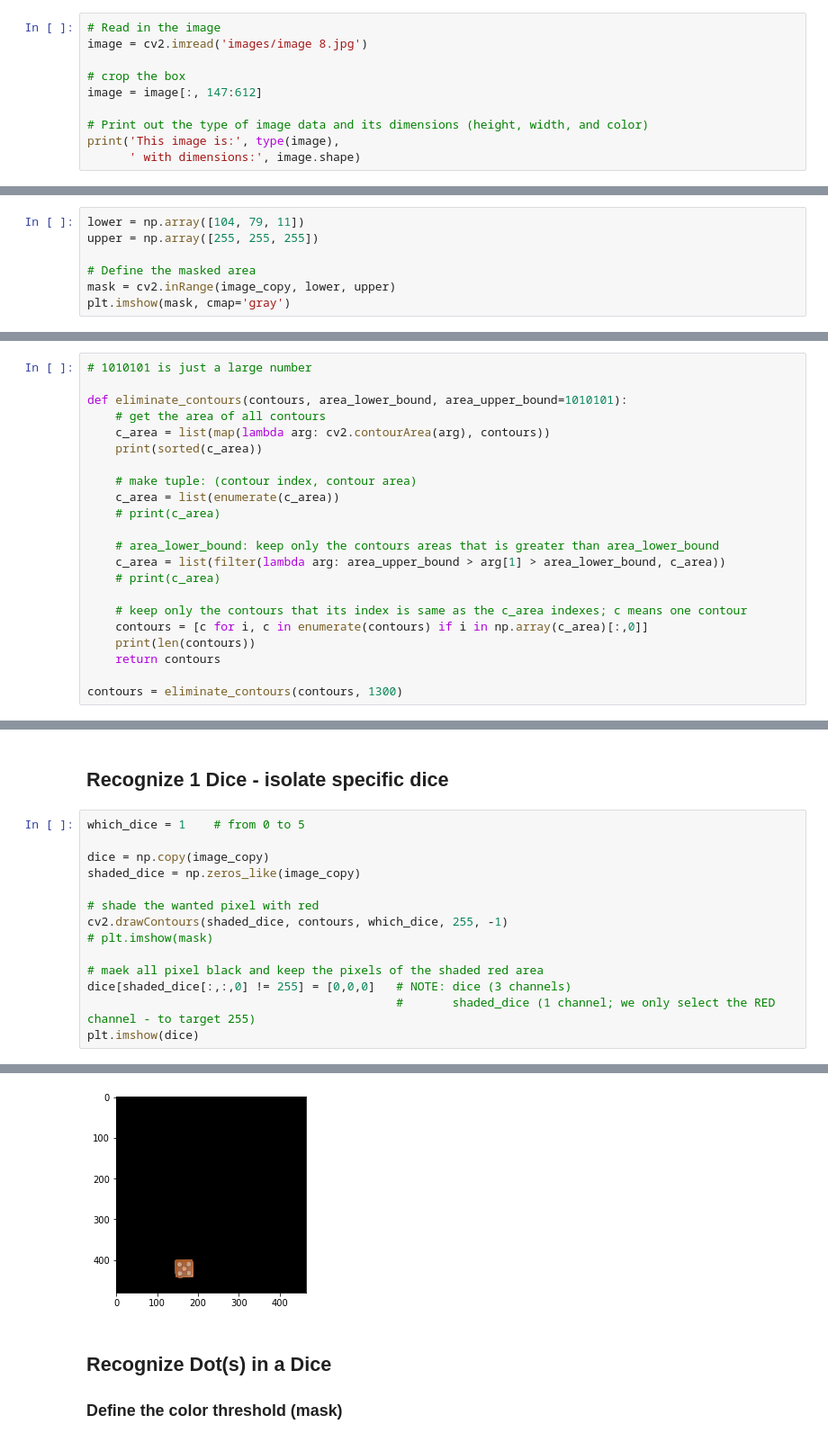
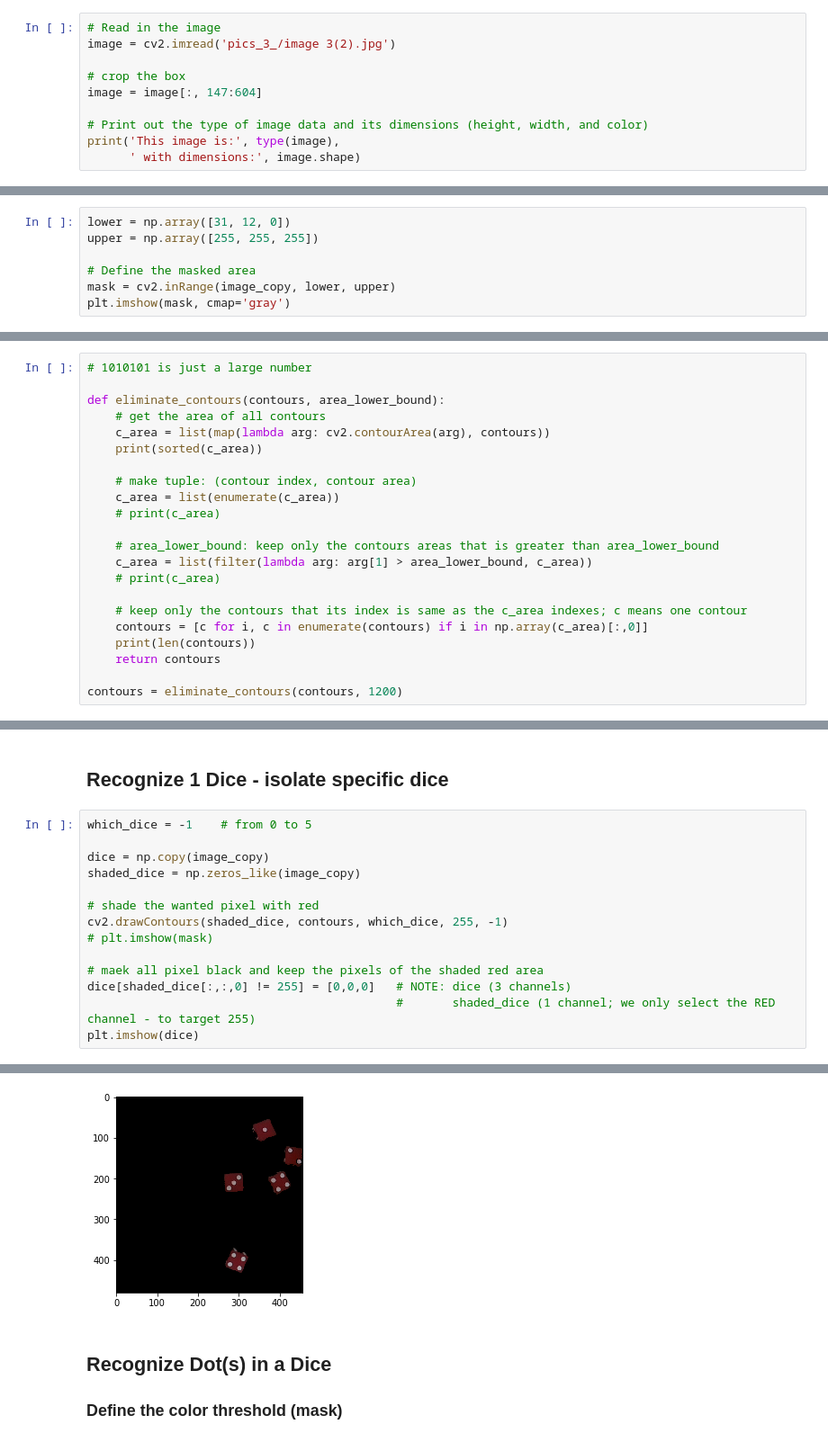
Before and after one commit to bomkarram/small-projects, a Jupyter notebook: opencv-recognize-dice/Recognize Dice.ipynb, the cells around one changed output, grey strips where cells are left out. Shown at 90% size. Drawn from its saved outputs; the diff is of its cells as text.

```diff
--- a/opencv-recognize-dice/Recognize Dice.ipynb
+++ b/opencv-recognize-dice/Recognize Dice.ipynb
@@ -12,10 +12,10 @@ import cv2
 ### Read in and display the image
 # %%
 # Read in the image
-image = cv2.imread('images/image 8.jpg')
+image = cv2.imread('pics_3_/image 3(2).jpg')
 
 # crop the box
-image = image[:, 147:612]
+image = image[:, 147:604]
 
 # Print out the type of image data and its dimensions (height, width, and color)
 print('This image is:', type(image),
@@ -39,7 +39,7 @@ plt.imshow(image_copy)
 # %% [markdown]
 ### Define the color threshold (mask)
 # %%
-lower = np.array([104, 79, 11])
+lower = np.array([31, 12, 0])
 upper = np.array([255, 255, 255])
 
 # Define the masked area
@@ -66,7 +66,7 @@ print(len(contours))
 # %%
 # 1010101 is just a large number
 
-def eliminate_contours(contours, area_lower_bound, area_upper_bound=1010101):
+def eliminate_contours(contours, area_lower_bound):
     # get the area of all contours
     c_area = list(map(lambda arg: cv2.contourArea(arg), contours))
     print(sorted(c_area))
@@ -76,7 +76,7 @@ def eliminate_contours(contours, area_lower_bound, area_upper_bound=1010101):
     # print(c_area)
 
     # area_lower_bound: keep only the contours areas that is greater than area_lower_bound
-    c_area = list(filter(lambda arg: area_upper_bound > arg[1] > area_lower_bound, c_area))
+    c_area = list(filter(lambda arg: arg[1] > area_lower_bound, c_area))
     # print(c_area)
 
     # keep only the contours that its index is same as the c_area indexes; c means one contour
@@ -84,5 +84,5 @@ def eliminate_contours(contours, area_lower_bound, area_upper_bound=1010101):
     print(len(contours))
     return contours
 
-contours = eliminate_contours(contours, 1300)
+contours = eliminate_contours(contours, 1200)
 # %% [output]
@@ -100,22 +100,22 @@ plt.imshow(out)
 # %% [markdown]
 ## Recognize 1 Dice - isolate specific dice
 # %%
-which_dice = 1    # from 0 to 5
+which_dice = -1    # from 0 to 5
 
 dice = np.copy(image_copy)
 shaded_dice = np.zeros_like(image_copy)
 
 # shade the wanted pixel with red
 cv2.drawContours(shaded_dice, contours, which_dice, 255, -1)
 # plt.imshow(mask)
 
 # maek all pixel black and keep the pixels of the shaded red area
 dice[shaded_dice[:,:,0] != 255] = [0,0,0]   # NOTE: dice (3 channels)
                                             #       shaded_dice (1 channel; we only select the RED channel - to target 255)
 plt.imshow(dice)
 # %% [output]
 <matplotlib.image.AxesImage at 0x...>
-[figure, old version]
+[figure, new version]
 # %% [markdown]
 ## Recognize Dot(s) in a Dice
 ### Define the color threshold (mask)
```
Also changed, not shown: parts of 9 cells of this notebook, 28 other files.
